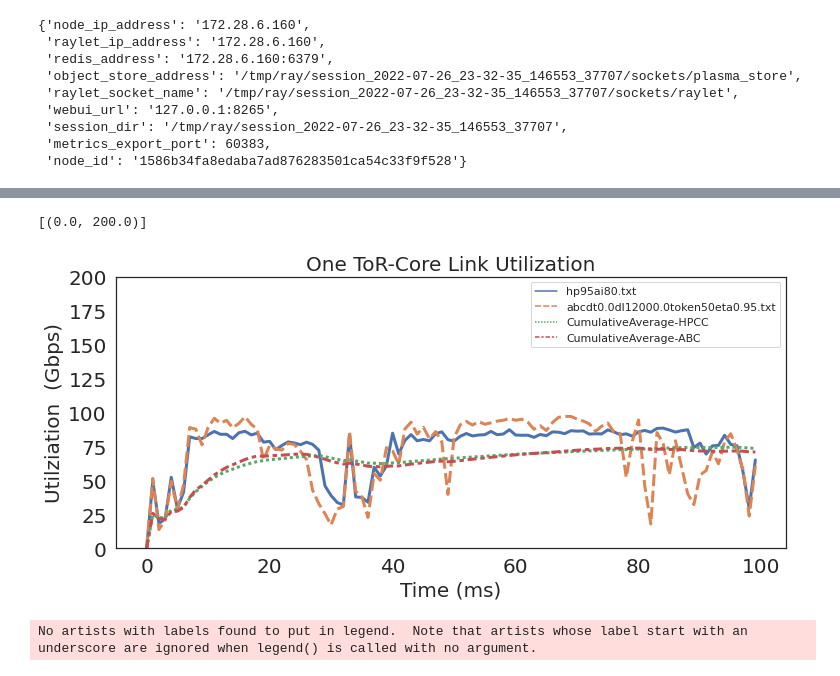
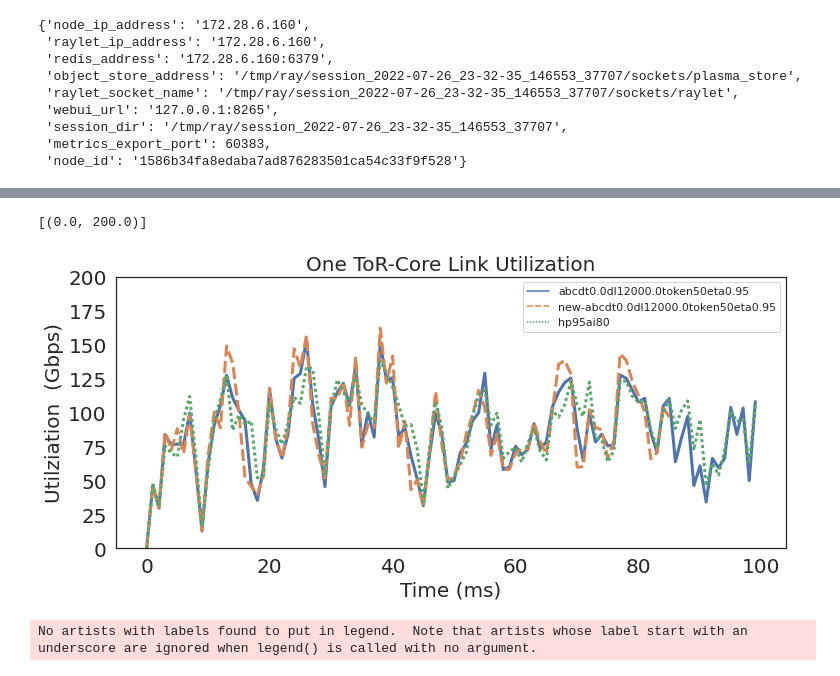
Before and after one commit to cxyzhao/High-Precision-Congestion-Control, a Jupyter notebook: cc_exp_ctrl.ipynb, the cells around one changed output, grey strips where cells are left out. Saved outputs shown, nothing was run; the diff lists cells and outputs as text; code cells hidden in the pictures.

```diff
--- a/cc_exp_ctrl.ipynb
+++ b/cc_exp_ctrl.ipynb
@@ -263,23 +413,17 @@ def tranfer_name(cc_name):
     return cc_name
 
 link_dir = "/home/cxyzhao/High-Precision-Congestion-Control/simulation/mix/"
-#link_name = "link_2layer_FbHdp_distribution_n16_load0.6_t0.005_inject1_repeat3_ackHigh1_hp95ai80.txt"
 
-# link_name_lst = ["link_2layer_FbHdp_distribution_n16_load0.6_t0.005_inject1_repeat3_ackHigh1_abcdt0.0dl16000.0token50eta0.95.txt",
-#                 "link_2layer_FbHdp_distribution_n16_load0.6_t0.005_inject1_repeat3_ackHigh1_hp95ai80.txt",
-#                 "link_2layer_FbHdp_distribution_n16_load0.6_t0.005_inject1_repeat3_ackHigh1_aabcdt0.0dl16000.0token50eta0.95.txt"]
-link_name_lst = ["link_2layer_FbHdp_distribution_n64_load0.6_t0.1_incast0_pattern0_ackHigh1_hp95ai80.txt",
-                 "link_2layer_FbHdp_distribution_n64_load0.6_t0.1_incast0_pattern0_ackHigh1_abcdt0.0dl12000.0token50eta0.95.txt",]
-                 #"link_2layer_FbHdp_distribution_n64_load0.6_t0.1_incast0_pattern0_ackHigh1_aabcdt0.0dl12000.0token50eta0.95.txt",]
-                 #"link_2layer_FbHdp_distribution_n64_load0.6_t0.1_incast0_pattern0_ackHigh1_aabcdt0.0dl12000.0token50eta0.95.txt",
-                 #"link_2layer_FbHdp_distribution_n64_load0.6_t0.1_incast0_pattern0_ackHigh1_rabcdt0.0dl12000.0token50eta0.95.txt"]
-#                  "link_2layer_FbHdp_distribution_n64_load0.6_t0.1_incast0_pattern0_ackHigh1_abcdt0.0dl12000.0token50eta0.95.txt",
-#                  "link_2layer_FbHdp_distribution_n64_load0.6_t0.1_incast0_pattern0_ackHigh1_abcdt0.0dl12000.0token50eta1.3.txt",
-#                  "link_2layer_FbHdp_distribution_n64_load0.6_t0.1_incast0_pattern0_ackHigh1_hp95ai80.txt"]
+
+
+prefix = "link_2layer_FbHdp_distribution_n64_load0.6_t0.1_incast0_pattern0_ackHigh1_"
+link_name_lst = []
+for cc in configlst_to_namelst(cc_config_lst):
+    link_name_lst.append(prefix+cc)
+
 df =pd.DataFrame()
-
 for link_name in link_name_lst:
-    link_file = link_dir + link_name
+    link_file = link_dir + link_name + ".txt"
     cc_name  = link_name[74:]
     port_to_linkutil_series = {}
     with open(link_file) as f:
@@ -293,39 +437,39 @@ for link_name in link_name_lst:
                 name = "switch{}port{}".format(int(lst[0]), int(lst[1]))
                 if name not in port_to_linkutil_series.keys():
                     port_to_linkutil_series[name] = []
                 port_to_linkutil_series[name].append(lst[2])
 
 
     cc_name  = tranfer_name(cc_name)
-    df = pd.concat([df, pd.DataFrame(port_to_linkutil_series["switch64port14"], columns=[cc_name]) ], axis=1)
+    df = pd.concat([df, pd.DataFrame(port_to_linkutil_series["switch64port22"], columns=[cc_name]) ], axis=1)
 
 
 
 
-#df['Cumulative Moving Average'] = df.expanding().mean()
-accu_avg = df.expanding().mean()
-accu_avg.columns = ["CumulativeAverage-HPCC", "CumulativeAverage-ABC"]
+#accu_avg = df.expanding().mean()
+#accu_avg.columns = ["CumulativeAverage-HPCC", "CumulativeAverage-ABC"]
+#df = pd.concat([df, accu_avg])
+# df = df.expanding().mean()
 
-df = pd.concat([df, accu_avg])
 sns.set(rc={'figure.figsize':(12,5)})
 sns.set_style('white')
 
 #g.set_yticks([5000 * (i+1) for i in range(8)])
 
 #g.set_yticklabels(g.get_yticks(), size=20)
 plt.yticks(fontsize=20)
 plt.xticks(fontsize=20)
 g= sns.lineplot(data=df, linewidth = 3)
 g.set_title("One ToR-Core Link Utilization", fontsize = 20)
 g.set_xlabel("Time (ms)", fontsize = 20)
 g.set_ylabel("Utilziation  (Gbps)", fontsize = 20)
 g.set(ylim=(0, 200))
 # g.set(xlim=(0, 30))
 #plt.legend(bbox_to_anchor=(1.05, 1), loc=2, borderaxespad=0.)
 #plt.legend([],[], frameon=False)
 # %% [output]
 [(0.0, 200.0)]
-[figure, old version]
+[figure, new version]
 # %%
 import pandas as pd
 import seaborn as sns
```
Also changed, not shown: parts of 6 cells of this notebook, 5 other files.
